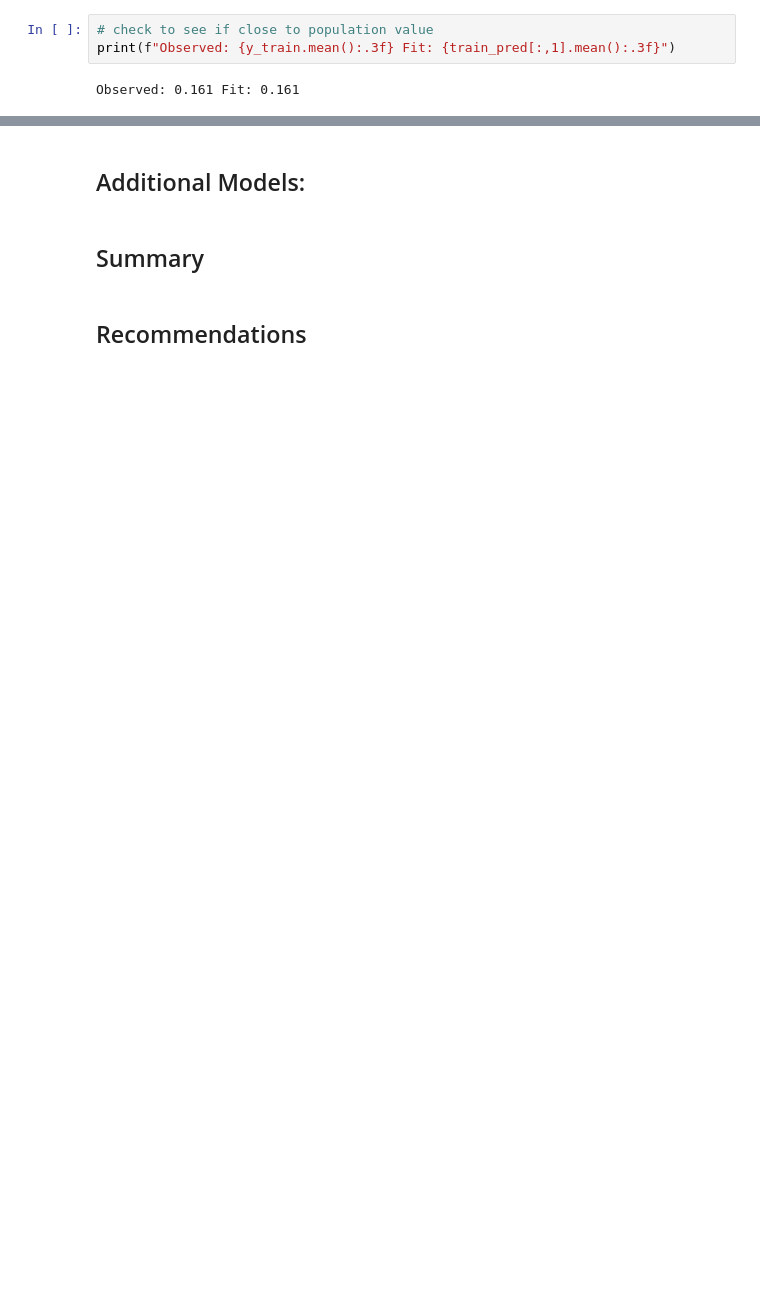
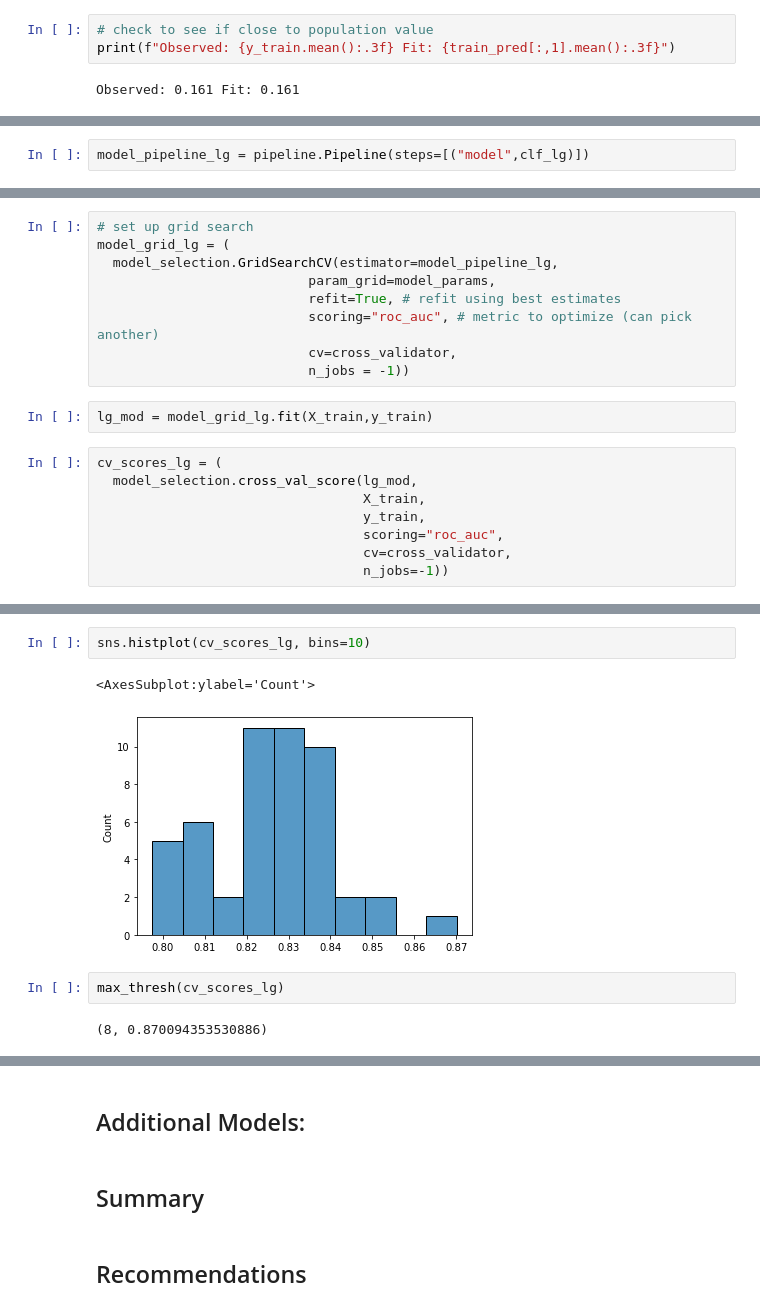
Before and after one commit to shaisid01/Data-Science, a Jupyter notebook: CapstoneProjects/Capstone 2/Notebooks/05_modeling.ipynb, the cells around one changed output, grey strips where cells are left out. Cells and saved outputs as stored; diff of their text form; blank space fills up the shorter version.

Commit message:
modelling updates to lgr

```diff
--- a/CapstoneProjects/Capstone 2/Notebooks/05_modeling.ipynb
+++ b/CapstoneProjects/Capstone 2/Notebooks/05_modeling.ipynb
@@ -243,0 +256,2 @@ Observed: 0.161 Fit: 0.161
+# %%
+model_pipeline_lg = pipeline.Pipeline(steps=[("model",clf_lg)])
@@ -243,0 +260,19 @@ Observed: 0.161 Fit: 0.161
+# %%
+# set up grid search
+model_grid_lg = (
+  model_selection.GridSearchCV(estimator=model_pipeline_lg,
+                           param_grid=model_params,
+                           refit=True, # refit using best estimates
+                           scoring="roc_auc", # metric to optimize (can pick another)
+                           cv=cross_validator,
+                           n_jobs = -1))
+# %%
+lg_mod = model_grid_lg.fit(X_train,y_train)
+# %%
+cv_scores_lg = (
+  model_selection.cross_val_score(lg_mod,
+                                  X_train,
+                                  y_train,
+                                  scoring="roc_auc",
+                                  cv=cross_validator,
+                                  n_jobs=-1))
@@ -243,0 +285,9 @@ Observed: 0.161 Fit: 0.161
+# %%
+sns.histplot(cv_scores_lg, bins=10)
+# %% [output]
+<AxesSubplot:ylabel='Count'>
+[figure, added]
+# %%
+max_thresh(cv_scores_lg)
+# %% [output]
+(8, 0.870094353530886)
```
Also changed, not shown: parts of 14 cells of this notebook.
